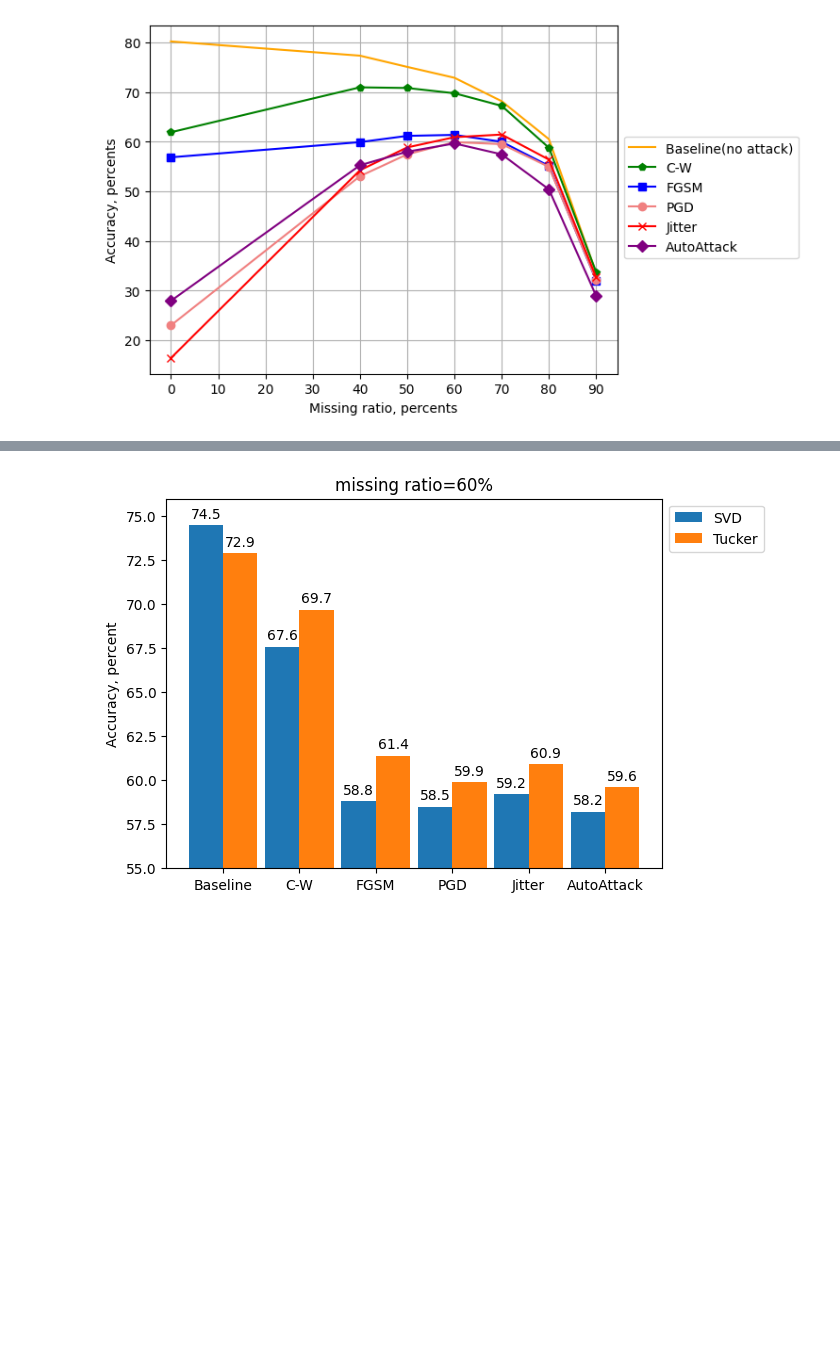
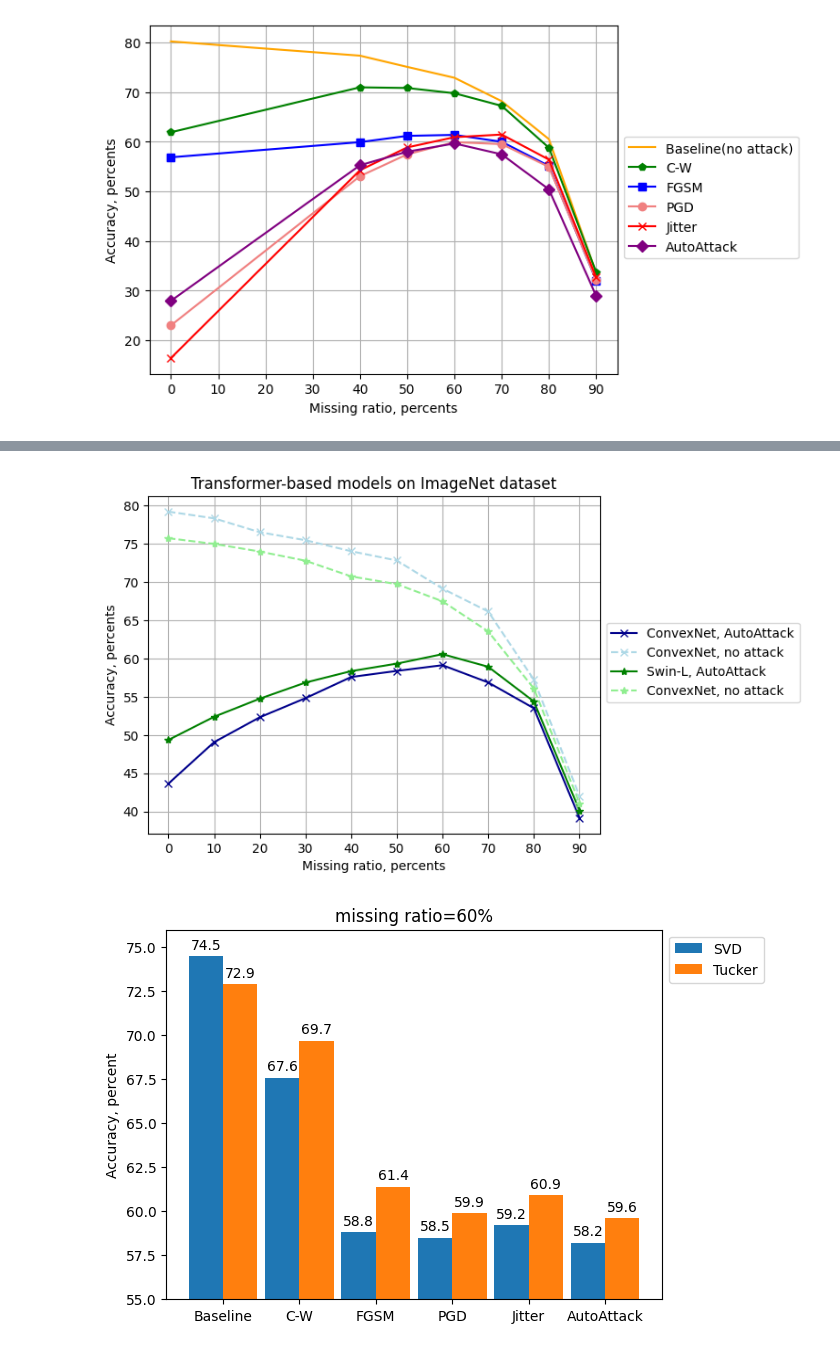
Before and after one commit to RomanGaraev/Image-Restoration, a Jupyter notebook: Noisy_images_classification.ipynb, the cells around one changed output, grey strips where cells are left out. Cells and saved outputs as stored; diff of their text form; code cells hidden in the pictures; blank space fills up the shorter version.

```diff
--- a/Noisy_images_classification.ipynb
+++ b/Noisy_images_classification.ipynb
@@ -203,3 +244,44 @@ plt.show()
+# %%
+# Resnet50 tucker 58, 30 steps
+import matplotlib.pyplot as plt
+import numpy as np
+
+fig, ax = plt.subplots()
+major_ticks = np.arange(0, 91, 10)
+ax.set_xticks(major_ticks)
+
+log_convexnet_no_attack = [(0.0, np.float64(79.16666666666667)), (0.1, np.float64(78.29241071428571)), (0.2, np.float64(76.47879464285715)), (0.3, np.float64(75.43712797619048)), (0.4, np.float64(73.99553571428571)), (0.5, np.float64(72.78645833333333)), (0.6, np.float64(69.11272321428571)), (0.7, np.float64(66.12723214285715)), (0.8, np.float64(57.2265625)), (0.9, np.float64(42.001488095238095))]
+log_convxnet_autoattack_8 = [(0.0, np.float64(43.656994047619044)), (0.1, np.float64(49.06994047619048)), (0.2, np.float64(52.315848214285715)), (0.3, np.float64(54.80840773809524)), (0.4, np.float64(57.57068452380952)), (0.5, np.float64(58.370535714285715)), (0.6, np.float64(59.114583333333336)), (0.7, np.float64(56.863839285714285)), (0.8, np.float64(53.49702380952382)), (0.9, np.float64(39.146205357142854))]
+
+log_swin_l_no_attack = [(0.0, np.float64(75.69754464285715)), (0.1, np.float64(74.95349702380952)), (0.2, np.float64(73.95833333333333)), (0.3, np.float64(72.75855654761905)), (0.4, np.float64(70.71242559523809)), (0.5, np.float64(69.69866071428571)), (0.6, np.float64(67.45721726190476)), (0.7, np.float64(63.52306547619048)), (0.8, np.float64(56.07328869047618)), (0.9, np.float64(41.062127976190474))]
+log_swin_l_autoattack_8 = [(0.0, np.float64(49.35825892857142)), (0.1, np.float64(52.38095238095238)), (0.2, np.float64(54.74330357142858)), (0.3, np.float64(56.845238095238095)), (0.4, np.float64(58.34263392857142)), (0.5, np.float64(59.31919642857142)), (0.6, np.float64(60.556175595238095)), (0.7, np.float64(58.90997023809524)), (0.8, np.float64(54.380580357142854)), (0.9, np.float64(40.122767857142854))]
+
+
+noise_percents, y_convex_attack = parse_log_for_ax(log_convxnet_autoattack_8)
+ax.plot(noise_percents, y_convex_attack, label='ConvexNet, AutoAttack', color='darkblue', marker='x')
+
+
+noise_percents, y_convex = parse_log_for_ax(log_convexnet_no_attack)
+ax.plot(noise_percents, y_convex, label='ConvexNet, no attack', color='lightblue',linestyle='dashed', marker='x')
+
+
+
+noise_percents, y_swin_attack = parse_log_for_ax(log_swin_l_autoattack_8)
+ax.plot(noise_percents, y_swin_attack, label='Swin-L, AutoAttack', color='green', marker='s')
+
+
+noise_percents, y_swin = parse_log_for_ax(log_swin_l_no_attack)
+ax.plot(noise_percents, y_swin, label='ConvexNet, no attack', color='lightgreen',linestyle='dashed', marker='s')
+
+ax.set_xlabel('Missing ratio, percents')
+ax.set_ylabel('Accuracy, percents')
+ax.set_title('Transformer-based models on ImageNet dataset')
+fig.legend(loc='center left', bbox_to_anchor=(0.9, 0.5))
+
+plt.grid()
+plt.show()
+# %% [output]
+[figure, added]
 # %%
 
 import matplotlib.pyplot as plt
```
Also changed, not shown: parts of 1 cell of this notebook.
